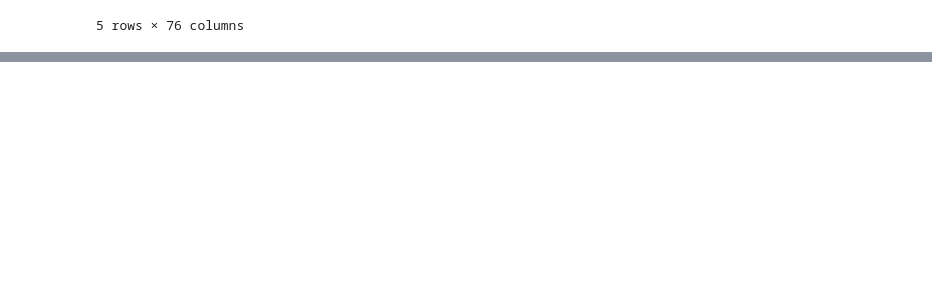
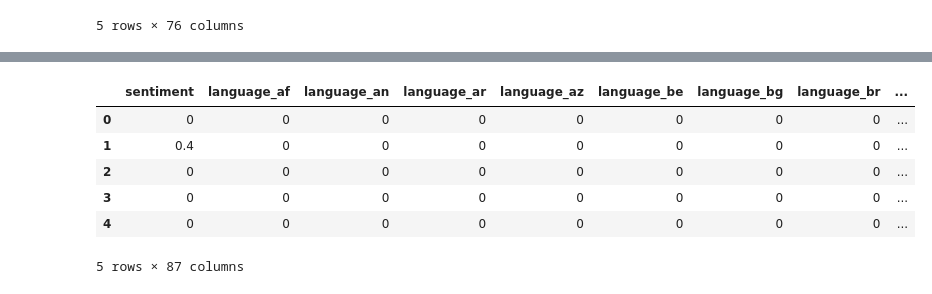
Before and after one commit to GuiZamorano/Instagram_Like_Predictor, a Jupyter notebook: Instagram_Predictor.ipynb, the cells around one changed output, grey strips where cells are left out. Cells and saved outputs as stored; diff of their text form; code cells hidden in the pictures; blank space fills up the shorter version.

```diff
--- a/Instagram_Predictor.ipynb
+++ b/Instagram_Predictor.ipynb
@@ -103,0 +508,18 @@ caption
+# %%
+caption2 = pd.get_dummies(caption2,columns=['language'])
+# %%
+nlp_features = caption2.copy()
+#nlp_features = caption.drop(caption.columns[cols],axis=1,inplace=True)
+# %%
+cols = [0,1,2]
+nlp_features.drop(nlp_features.columns[cols],axis=1,inplace=True)
+# %%
+nlp_features.head()
+# %% [output]
+|  | sentiment | language_af | language_an | language_ar | language_az | language_be | language_bg | language_br | ... |
+| 0 | 0 | 0 | 0 | 0 | 0 | 0 | 0 | 0 | ... |
+| 1 | 0.4 | 0 | 0 | 0 | 0 | 0 | 0 | 0 | ... |
+| 2 | 0 | 0 | 0 | 0 | 0 | 0 | 0 | 0 | ... |
+| 3 | 0 | 0 | 0 | 0 | 0 | 0 | 0 | 0 | ... |
+| 4 | 0 | 0 | 0 | 0 | 0 | 0 | 0 | 0 | ... |
+5 rows × 87 columns
```
Also changed, not shown: parts of 49 cells of this notebook, 3 other files.
